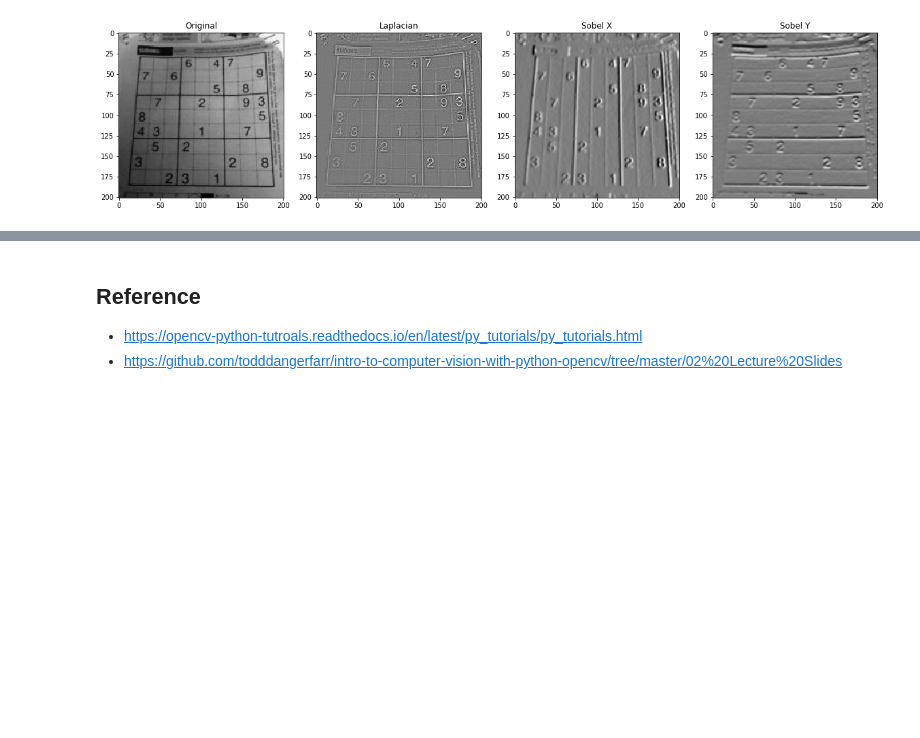
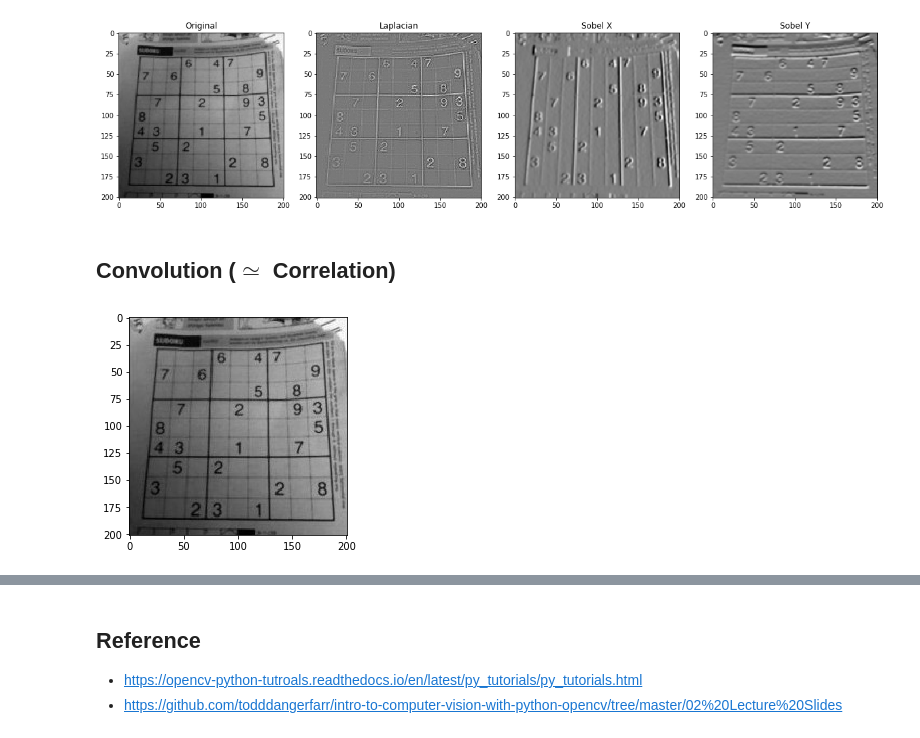
Before and after one commit to doosik71/lecture_python, a Jupyter notebook: 20_opencv/22_Image_Processing.ipynb, the cells around one changed output, grey strips where cells are left out. Saved outputs shown, nothing was run; the diff lists cells and outputs as text; code cells hidden in the pictures; blank space fills up the shorter version.

Commit message:
Add convolution. Update Bayesian, MLP, CNN.

```diff
--- a/20_opencv/22_Image_Processing.ipynb
+++ b/20_opencv/22_Image_Processing.ipynb
@@ -244,3 +244,11 @@ for i in range(4):
 plt.show()
 # %% [output]
 [figure]
+# %% [markdown]
+## Convolution ($\simeq$ Correlation)
+# %%
+image = cv2.imread('../images/sudoku.jpg')
+gray_image = cv2.cvtColor(image,cv2.COLOR_BGR2GRAY)
+_ = plt.imshow(image, cmap='gray')
+# %% [output]
+[figure, added]
```
Also changed, not shown: parts of 14 cells of this notebook, 4 other files.
